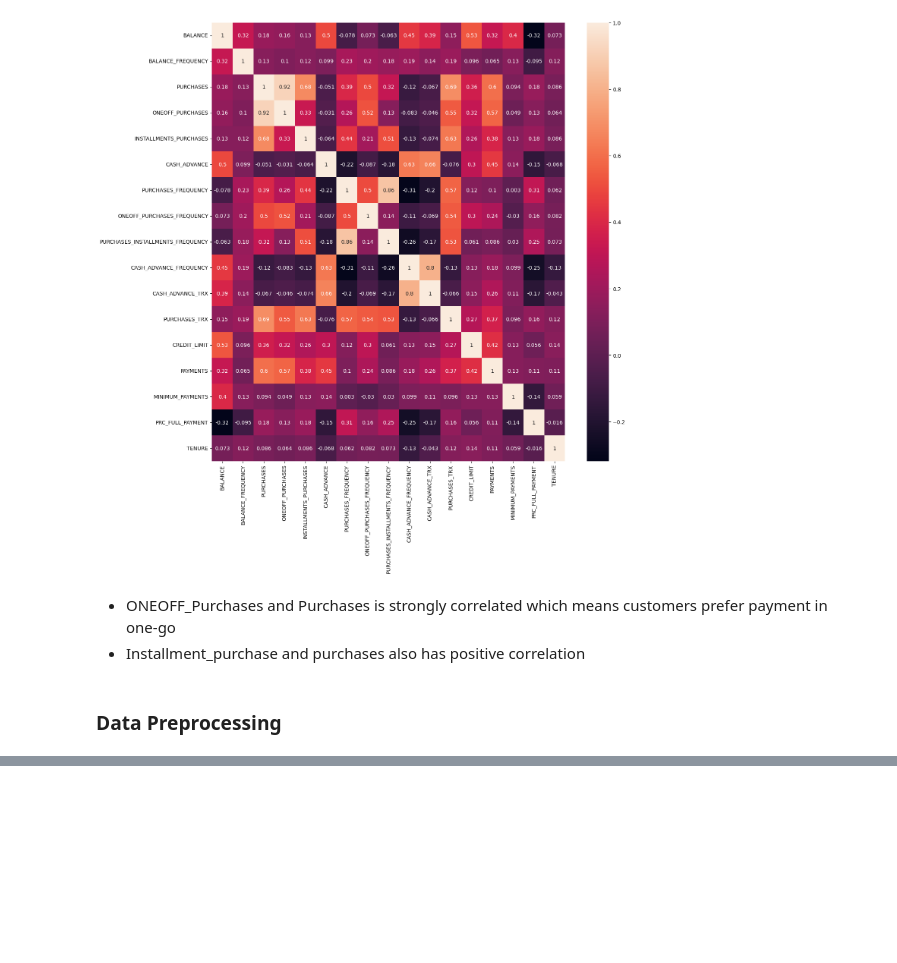
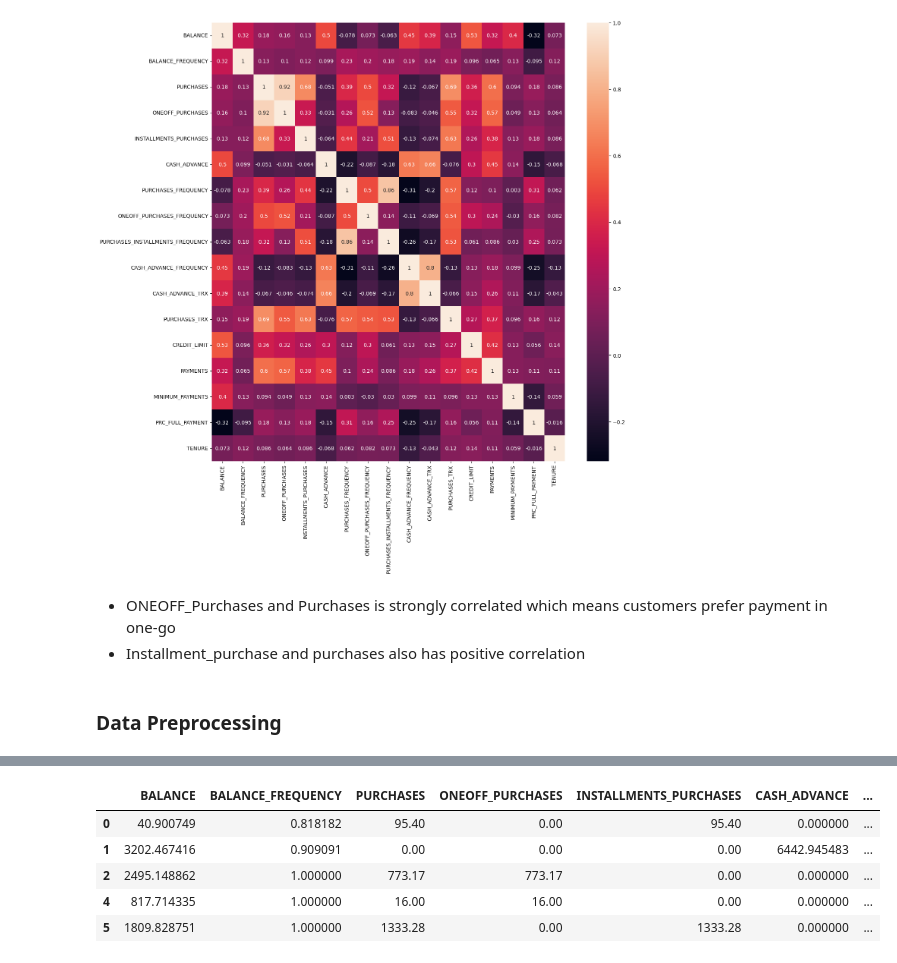
Before and after one commit to mubarakmayyeri/credit-card-customer-segmentaion, a Jupyter notebook: credit_card_clustering.ipynb, the cells around one changed output, grey strips where cells are left out. Saved outputs shown, nothing was run; the diff lists cells and outputs as text; code cells hidden in the pictures; blank space fills up the shorter version.

```diff
--- a/credit_card_clustering.ipynb
+++ b/credit_card_clustering.ipynb
@@ -119,0 +186,10 @@ sns.heatmap(df.corr(), annot=True)
+# %%
+#finding best hyperparameters
+from sklearn.model_selection import GridSearchCV
+from sklearn.metrics import silhouette_score
+
+params = {'eps': [0.1, 0.2, 0.3, 0.4, 0.5, 0.6], 'min_samples':[5, 10, 25, 50]}
+
+gcv = GridSearchCV(estimator=DBSCAN(), param_grid=params, n_jobs=-1, cv=10, scoring="fowlkes_mallows_score")
+# %%
+gcv.fit(X)
@@ -119,0 +226,12 @@ sns.heatmap(df.corr(), annot=True)
+# %%
+cluster_filter = list(df.cluster.value_counts()[:11].index)
+
+customers = df[df['cluster'].isin(cluster_filter)]
+customers.head()
+# %% [output]
+|  | BALANCE | BALANCE_FREQUENCY | PURCHASES | ONEOFF_PURCHASES | INSTALLMENTS_PURCHASES | CASH_ADVANCE | ... |
+| 0 | 40.900749 | 0.818182 | 95.40 | 0.00 | 95.40 | 0.000000 | ... |
+| 1 | 3202.467416 | 0.909091 | 0.00 | 0.00 | 0.00 | 6442.945483 | ... |
+| 2 | 2495.148862 | 1.000000 | 773.17 | 773.17 | 0.00 | 0.000000 | ... |
+| 4 | 817.714335 | 1.000000 | 16.00 | 16.00 | 0.00 | 0.000000 | ... |
+| 5 | 1809.828751 | 1.000000 | 1333.28 | 0.00 | 1333.28 | 0.000000 | ... |
```
Also changed, not shown: parts of 22 cells of this notebook.
